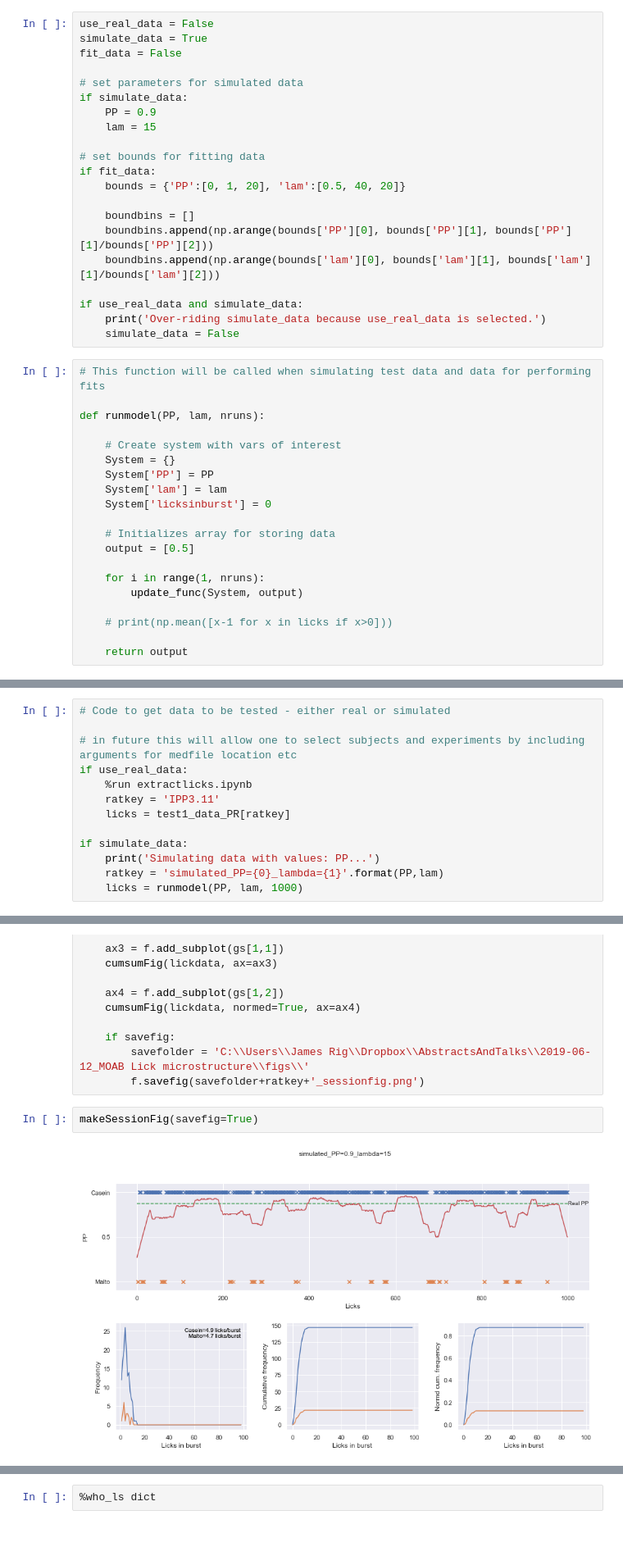
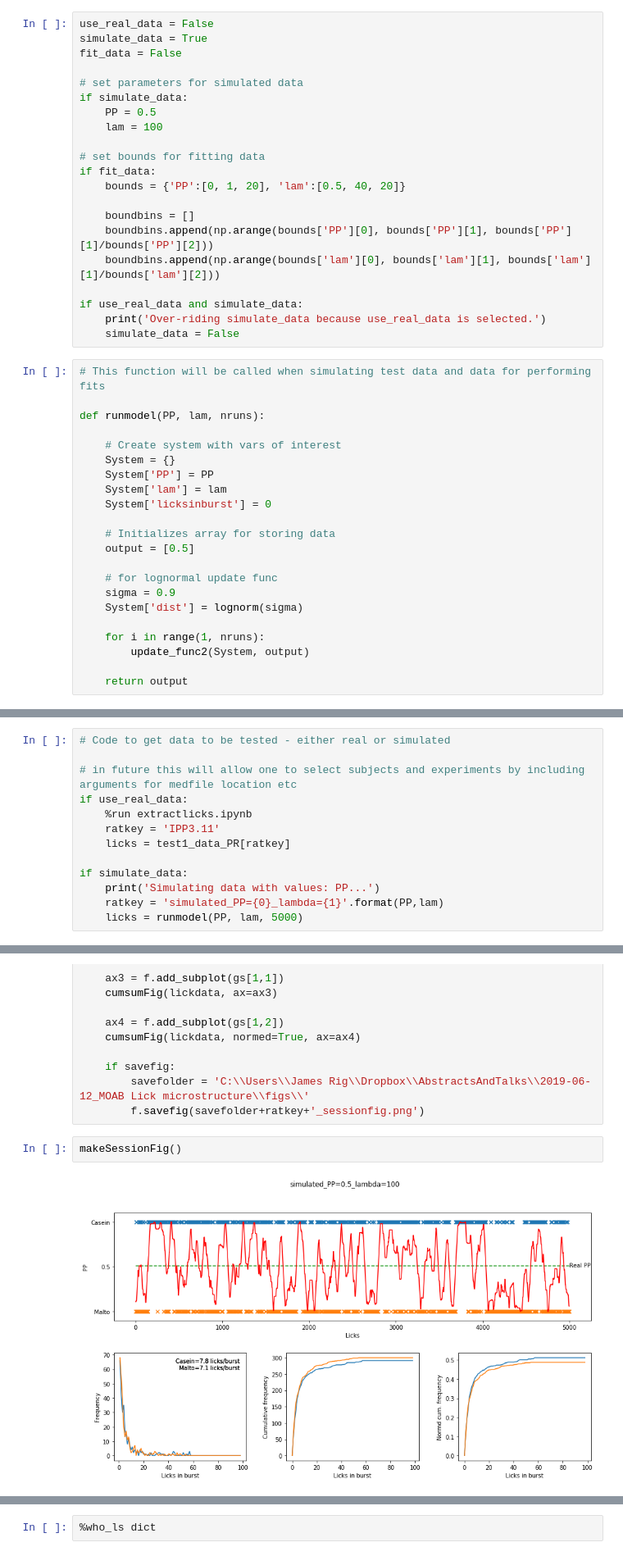
Before and after one commit to mccutcheonlab/lickmodel, a Jupyter notebook: notebooks/lickmodel.ipynb, the cells around one changed output, grey strips where cells are left out. Shown at 82% size. Drawn from its saved outputs; the diff is of its cells as text; blank space fills up the shorter version.

Commit message:
added new updatefunc using lognormal

```diff
--- a/notebooks/lickmodel.ipynb
+++ b/notebooks/lickmodel.ipynb
@@ -18,8 +19,8 @@ fit_data = False
 
 # set parameters for simulated data
 if simulate_data:
-    PP = 0.9
-    lam = 15
+    PP = 0.5
+    lam = 100
 
 # set bounds for fitting data
 if fit_data:
@@ -46,10 +47,12 @@ def runmodel(PP, lam, nruns):
     # Initializes array for storing data
     output = [0.5]
 
+    # for lognormal update func
+    sigma = 0.9
+    System['dist'] = lognorm(sigma)
+
     for i in range(1, nruns):
-        update_func(System, output)
-
-    # print(np.mean([x-1 for x in licks if x>0]))
+        update_func2(System, output)
 
     return output
 # %%
@@ -84,7 +108,7 @@ if use_real_data:
 if simulate_data:
     print('Simulating data with values: PP...')
     ratkey = 'simulated_PP={0}_lambda={1}'.format(PP,lam)
-    licks = runmodel(PP, lam, 1000)
+    licks = runmodel(PP, lam, 5000)
 # %% [output]
 Simulating data with values: PP...
 # %%
@@ -299,9 +323,9 @@ def makeSessionFig(savefig=False):
         savefolder = 'C:\\Users\\James Rig\\Dropbox\\AbstractsAndTalks\\2019-06-12_MOAB Lick microstructure\\figs\\'
         f.savefig(savefolder+ratkey+'_sessionfig.png')
 # %%
-makeSessionFig(savefig=True)
+makeSessionFig()
 # %% [output]
-[figure, old version]
+[figure, new version]
 # %%
 %run extractlicks.ipynb
 
```
Also changed, not shown: parts of 5 cells of this notebook.
